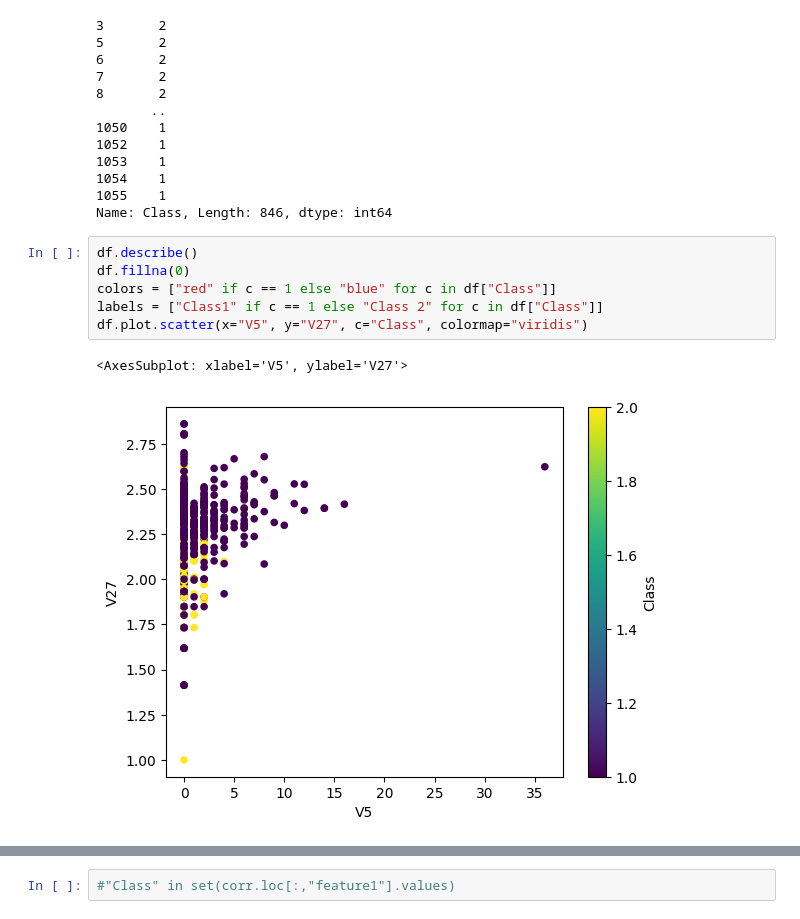
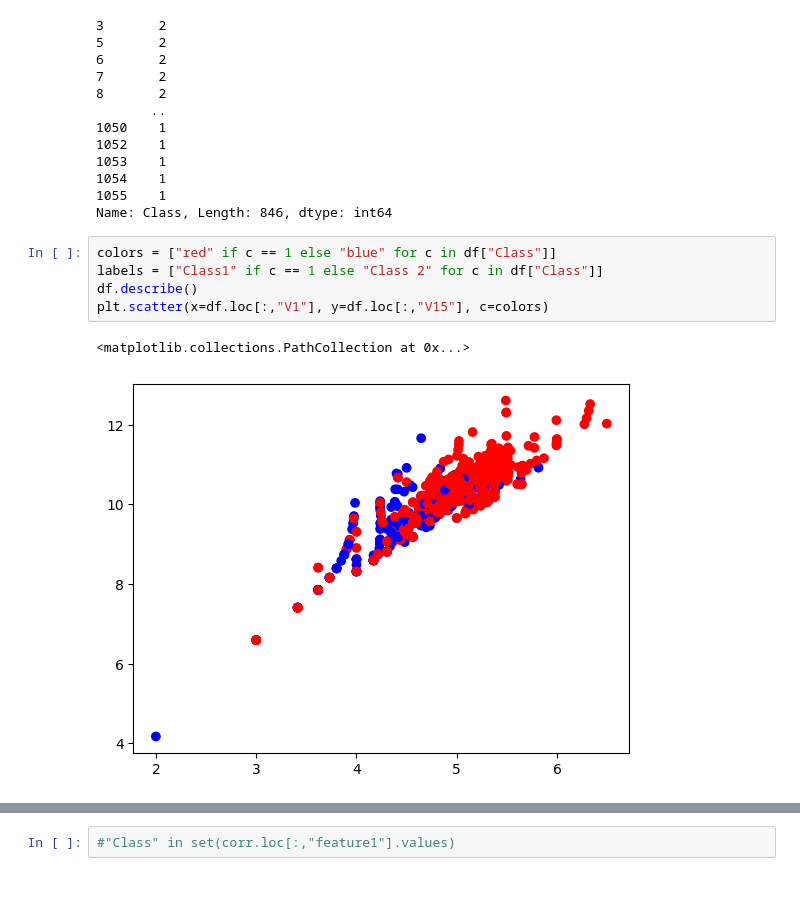
Before and after one commit to strojanski/IS-labs, a Jupyter notebook: seminarji/sem2/sem2.ipynb, the cells around one changed output, grey strips where cells are left out. Cells and saved outputs as stored; diff of their text form; blank space fills up the shorter version.

```diff
--- a/seminarji/sem2/sem2.ipynb
+++ b/seminarji/sem2/sem2.ipynb
@@ -43,14 +43,13 @@ df.loc[:, "Class"]
 1055    1
 Name: Class, Length: 846, dtype: int64
 # %%
-df.describe()
-df.fillna(0)
 colors = ["red" if c == 1 else "blue" for c in df["Class"]]
 labels = ["Class1" if c == 1 else "Class 2" for c in df["Class"]]
-df.plot.scatter(x="V5", y="V27", c="Class", colormap="viridis")
+df.describe()
+plt.scatter(x=df.loc[:,"V1"], y=df.loc[:,"V15"], c=colors)
 # %% [output]
-<AxesSubplot: xlabel='V5', ylabel='V27'>
+<matplotlib.collections.PathCollection at 0x...>
-[figure, old version]
+[figure, new version]
 # %%
 corr = abs(df.corr())   # Only need the magnitude
 
```
Also changed, not shown: parts of 4 cells of this notebook.
